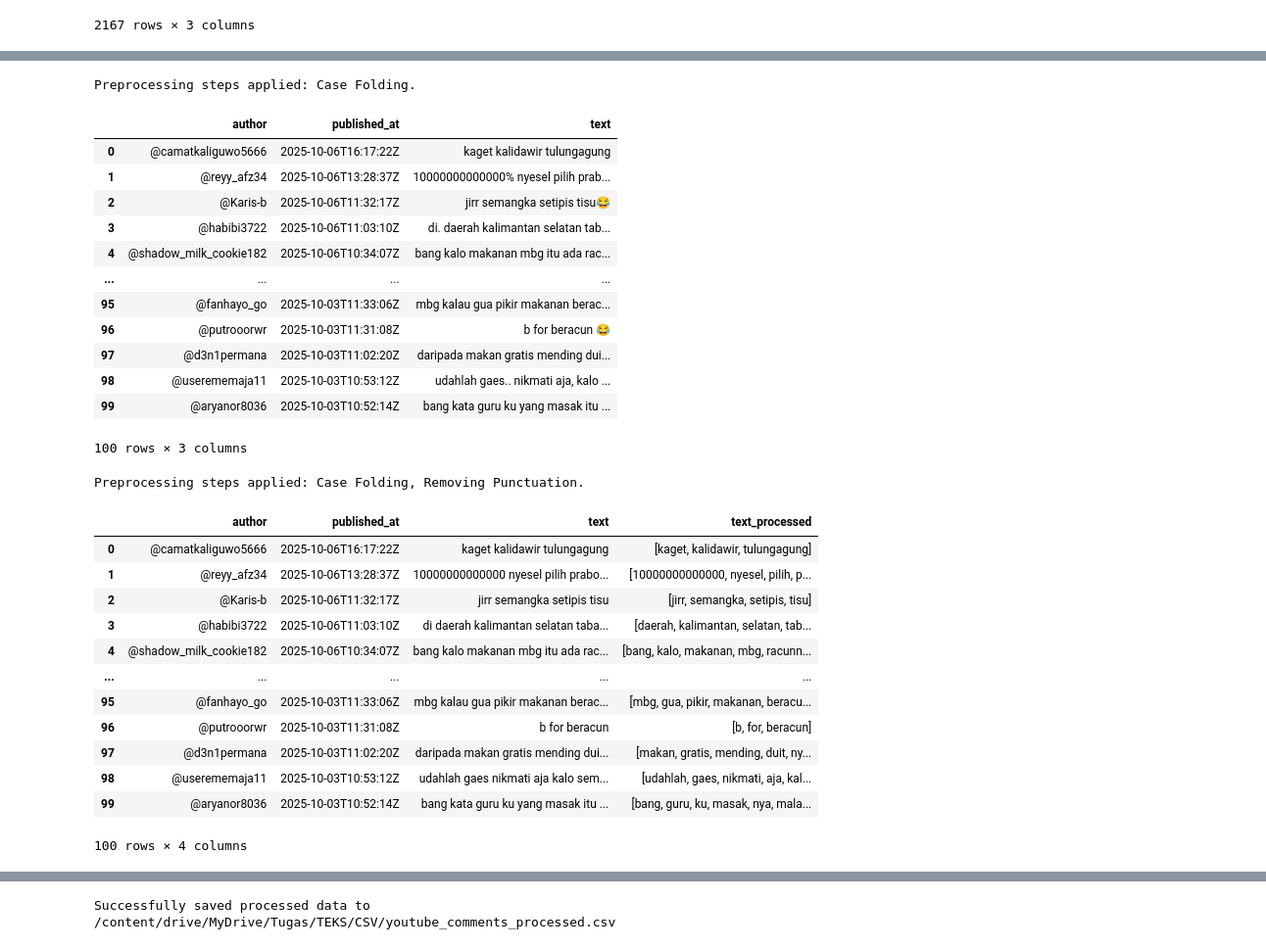
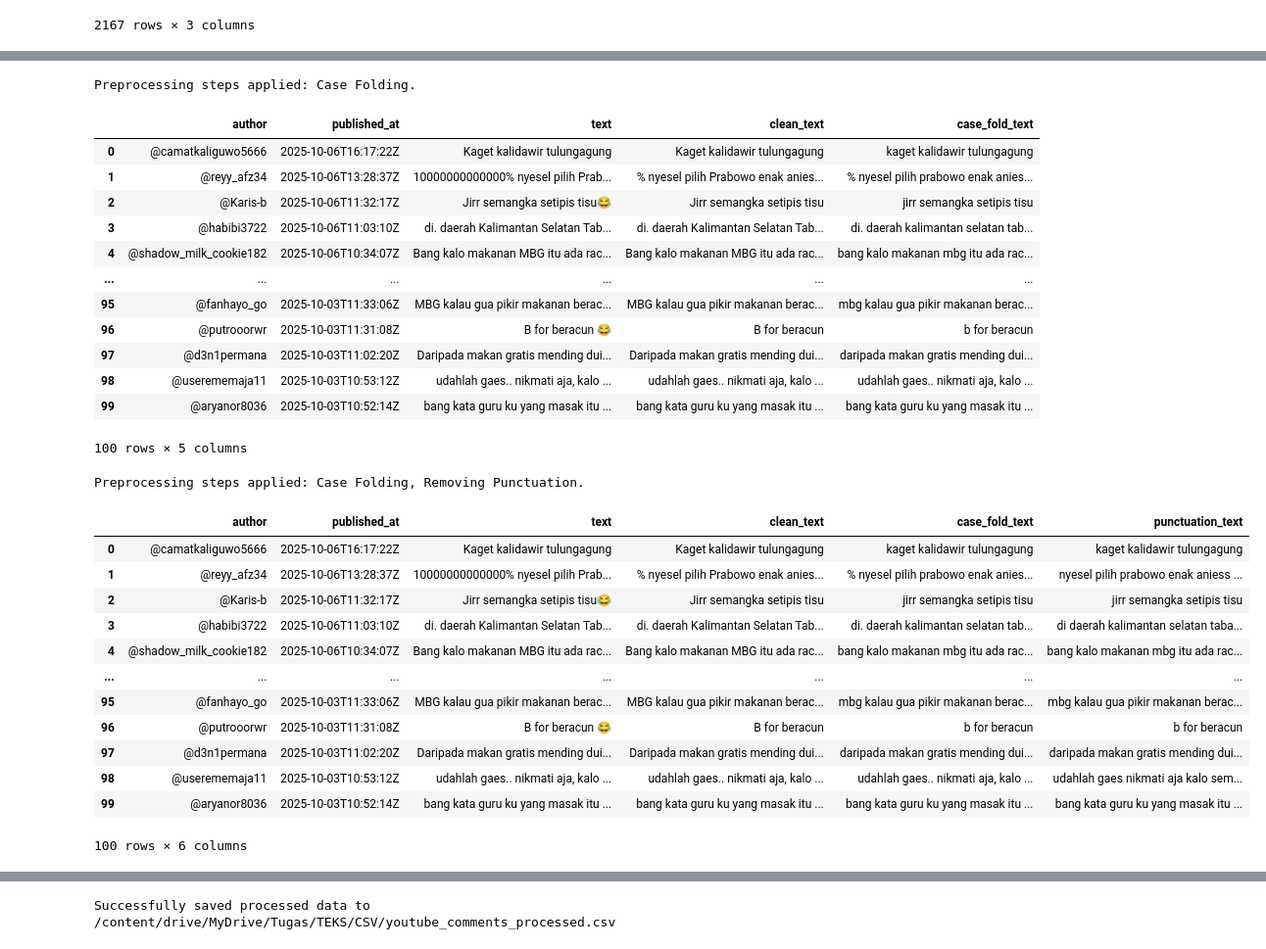
Before and after one commit to gimmas/mini-project-teks, a Jupyter notebook: preprocess.ipynb, the cells around one changed output, grey strips where cells are left out. Shown at 98% size. Drawn from its saved outputs; the diff is of its cells as text; code cells hidden in the pictures.

```diff
--- a/preprocess.ipynb
+++ b/preprocess.ipynb
@@ -64,46 +145,46 @@ except LookupError:
 # %%
 # 1. Case Folding (already done in cell 6_wq8Wqc1q4A, but including for completeness)
-saved_comments_df['text'] = saved_comments_df['text'].str.lower()
+saved_comments_df['case_fold_text'] = saved_comments_df['clean_text'].str.lower()
 print("Preprocessing steps applied: Case Folding.")
 display(saved_comments_df.head(100))
 # %% [output]
 Preprocessing steps applied: Case Folding.
-|  | author | published_at | text |
-| 0 | @camatkaliguwo5666 | 2025-10-06T16:17:22Z | kaget kalidawir tulungagung |
-| 1 | @reyy_afz34 | 2025-10-06T13:28:37Z | 10000000000000% nyesel pilih prab... |
-| 2 | @Karis-b | 2025-10-06T11:32:17Z | jirr semangka setipis tisu😂 |
-| 3 | @habibi3722 | 2025-10-06T11:03:10Z | di. daerah kalimantan selatan tab... |
-| 4 | @shadow_milk_cookie182 | 2025-10-06T10:34:07Z | bang kalo makanan mbg itu ada rac... |
-| ... | ... | ... | ... |
-| 95 | @fanhayo_go | 2025-10-03T11:33:06Z | mbg kalau gua pikir makanan berac... |
-| 96 | @putrooorwr | 2025-10-03T11:31:08Z | b for beracun 😂 |
-| 97 | @d3n1permana | 2025-10-03T11:02:20Z | daripada makan gratis mending dui... |
-| 98 | @userememaja11 | 2025-10-03T10:53:12Z | udahlah gaes.. nikmati aja, kalo ... |
-| 99 | @aryanor8036 | 2025-10-03T10:52:14Z | bang kata guru ku yang masak itu ... |
+|  | author | published_at | text | clean_text | case_fold_text |
+| 0 | @camatkaliguwo5666 | 2025-10-06T16:17:22Z | Kaget kalidawir tulungagung | Kaget kalidawir tulungagung | kaget kalidawir tulungagung |
+| 1 | @reyy_afz34 | 2025-10-06T13:28:37Z | 10000000000000% nyesel pilih Prab... | % nyesel pilih Prabowo enak anies... | % nyesel pilih prabowo enak anies... |
+| 2 | @Karis-b | 2025-10-06T11:32:17Z | Jirr semangka setipis tisu😂 | Jirr semangka setipis tisu | jirr semangka setipis tisu |
+| 3 | @habibi3722 | 2025-10-06T11:03:10Z | di. daerah Kalimantan Selatan Tab... | di. daerah Kalimantan Selatan Tab... | di. daerah kalimantan selatan tab... |
+| 4 | @shadow_milk_cookie182 | 2025-10-06T10:34:07Z | Bang kalo makanan MBG itu ada rac... | Bang kalo makanan MBG itu ada rac... | bang kalo makanan mbg itu ada rac... |
+| ... | ... | ... | ... | ... | ... |
+| 95 | @fanhayo_go | 2025-10-03T11:33:06Z | MBG kalau gua pikir makanan berac... | MBG kalau gua pikir makanan berac... | mbg kalau gua pikir makanan berac... |
+| 96 | @putrooorwr | 2025-10-03T11:31:08Z | B for beracun 😂 | B for beracun | b for beracun |
+| 97 | @d3n1permana | 2025-10-03T11:02:20Z | Daripada makan gratis mending dui... | Daripada makan gratis mending dui... | daripada makan gratis mending dui... |
+| 98 | @userememaja11 | 2025-10-03T10:53:12Z | udahlah gaes.. nikmati aja, kalo ... | udahlah gaes.. nikmati aja, kalo ... | udahlah gaes.. nikmati aja, kalo ... |
+| 99 | @aryanor8036 | 2025-10-03T10:52:14Z | bang kata guru ku yang masak itu ... | bang kata guru ku yang masak itu ... | bang kata guru ku yang masak itu ... |
-100 rows × 3 columns
+100 rows × 5 columns
 # %%
 # 2. Removing Punctuation
 def remove_punctuation(text):
     # Ensure text is a string before applying lower()
     if not isinstance(text, str):
         return text
     return re.sub(r'[^\w\s]', '', text.lower()) # Apply lower() here for consistency
 
-saved_comments_df['text'] = saved_comments_df['text'].apply(remove_punctuation)
+saved_comments_df['punctuation_text'] = saved_comments_df['case_fold_text'].apply(remove_punctuation)
 print("Preprocessing steps applied: Case Folding, Removing Punctuation.")
 display(saved_comments_df.head(100))
 # %% [output]
 Preprocessing steps applied: Case Folding, Removing Punctuation.
-|  | author | published_at | text | text_processed |
-| 0 | @camatkaliguwo5666 | 2025-10-06T16:17:22Z | kaget kalidawir tulungagung | [kaget, kalidawir, tulungagung] |
-| 1 | @reyy_afz34 | 2025-10-06T13:28:37Z | 10000000000000 nyesel pilih prabo... | [10000000000000, nyesel, pilih, p... |
-| 2 | @Karis-b | 2025-10-06T11:32:17Z | jirr semangka setipis tisu | [jirr, semangka, setipis, tisu] |
-| 3 | @habibi3722 | 2025-10-06T11:03:10Z | di daerah kalimantan selatan taba... | [daerah, kalimantan, selatan, tab... |
-| 4 | @shadow_milk_cookie182 | 2025-10-06T10:34:07Z | bang kalo makanan mbg itu ada rac... | [bang, kalo, makanan, mbg, racunn... |
-| ... | ... | ... | ... | ... |
-| 95 | @fanhayo_go | 2025-10-03T11:33:06Z | mbg kalau gua pikir makanan berac... | [mbg, gua, pikir, makanan, beracu... |
-| 96 | @putrooorwr | 2025-10-03T11:31:08Z | b for beracun | [b, for, beracun] |
-| 97 | @d3n1permana | 2025-10-03T11:02:20Z | daripada makan gratis mending dui... | [makan, gratis, mending, duit, ny... |
-| 98 | @userememaja11 | 2025-10-03T10:53:12Z | udahlah gaes nikmati aja kalo sem... | [udahlah, gaes, nikmati, aja, kal... |
-| 99 | @aryanor8036 | 2025-10-03T10:52:14Z | bang kata guru ku yang masak itu ... | [bang, guru, ku, masak, nya, mala... |
+|  | author | published_at | text | clean_text | case_fold_text | punctuation_text |
+| 0 | @camatkaliguwo5666 | 2025-10-06T16:17:22Z | Kaget kalidawir tulungagung | Kaget kalidawir tulungagung | kaget kalidawir tulungagung | kaget kalidawir tulungagung |
+| 1 | @reyy_afz34 | 2025-10-06T13:28:37Z | 10000000000000% nyesel pilih Prab... | % nyesel pilih Prabowo enak anies... | % nyesel pilih prabowo enak anies... | nyesel pilih prabowo enak aniess ... |
+| 2 | @Karis-b | 2025-10-06T11:32:17Z | Jirr semangka setipis tisu😂 | Jirr semangka setipis tisu | jirr semangka setipis tisu | jirr semangka setipis tisu |
+| 3 | @habibi3722 | 2025-10-06T11:03:10Z | di. daerah Kalimantan Selatan Tab... | di. daerah Kalimantan Selatan Tab... | di. daerah kalimantan selatan tab... | di daerah kalimantan selatan taba... |
+| 4 | @shadow_milk_cookie182 | 2025-10-06T10:34:07Z | Bang kalo makanan MBG itu ada rac... | Bang kalo makanan MBG itu ada rac... | bang kalo makanan mbg itu ada rac... | bang kalo makanan mbg itu ada rac... |
+| ... | ... | ... | ... | ... | ... | ... |
+| 95 | @fanhayo_go | 2025-10-03T11:33:06Z | MBG kalau gua pikir makanan berac... | MBG kalau gua pikir makanan berac... | mbg kalau gua pikir makanan berac... | mbg kalau gua pikir makanan berac... |
+| 96 | @putrooorwr | 2025-10-03T11:31:08Z | B for beracun 😂 | B for beracun | b for beracun | b for beracun |
+| 97 | @d3n1permana | 2025-10-03T11:02:20Z | Daripada makan gratis mending dui... | Daripada makan gratis mending dui... | daripada makan gratis mending dui... | daripada makan gratis mending dui... |
+| 98 | @userememaja11 | 2025-10-03T10:53:12Z | udahlah gaes.. nikmati aja, kalo ... | udahlah gaes.. nikmati aja, kalo ... | udahlah gaes.. nikmati aja, kalo ... | udahlah gaes nikmati aja kalo sem... |
+| 99 | @aryanor8036 | 2025-10-03T10:52:14Z | bang kata guru ku yang masak itu ... | bang kata guru ku yang masak itu ... | bang kata guru ku yang masak itu ... | bang kata guru ku yang masak itu ... |
-100 rows × 4 columns
+100 rows × 6 columns
```
Also changed, not shown: parts of 12 cells of this notebook.
